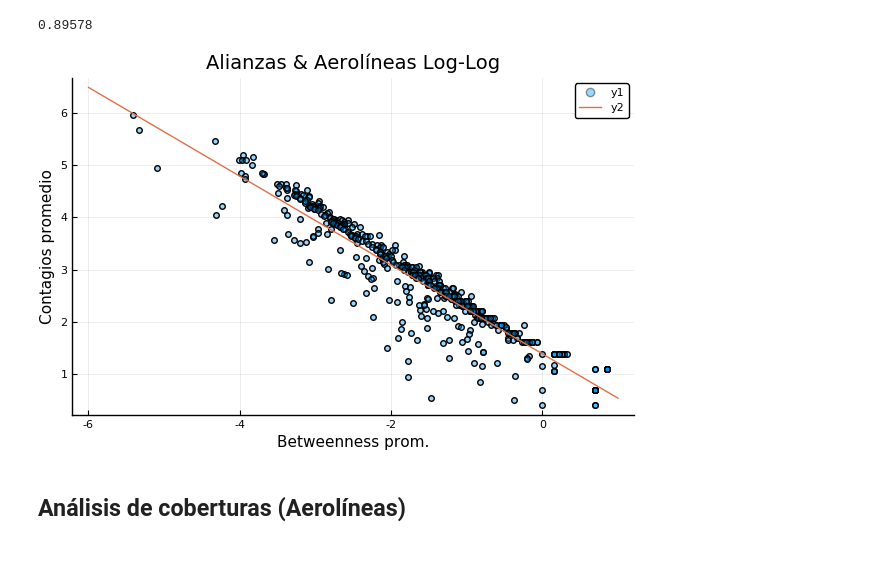
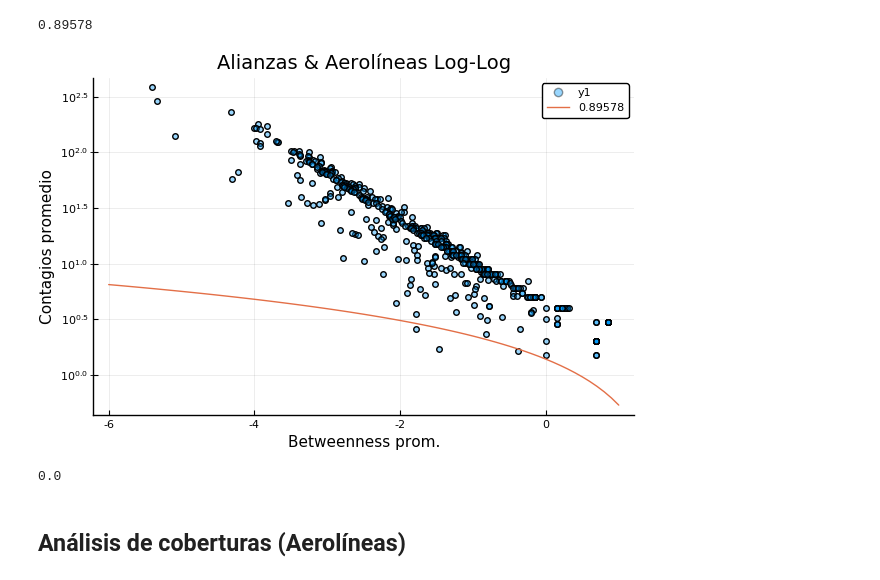
Before and after one commit to Yuriyama/Proyecto_aerolineas, a Jupyter notebook: Code/Analysis.ipynb, the cells around one changed output. Saved outputs shown, nothing was run; the diff lists cells and outputs as text; code cells hidden in the pictures.

Commit message:
Ajustes lineales de log-log para densidad y betweenness

```diff
--- a/Code/Analysis.ipynb
+++ b/Code/Analysis.ipynb
@@ -1117,0 +1298,10 @@ round.(r2(cov), digits=5)
+# %%
+xx = []
+yy = []
+
+for i in 1:length(x)
+    xx = push!(xx, log(x[i]))
+    yy = push!(yy, log(y[i]))
+end
+xx
+yy
@@ -1268,0 +1709,11 @@ plot!(equation, -5:0.01:0,
+# %%
+betweenness_datos = w[2:end]
+#@show betweenness_datos
+betweenness_nuevo = []
+for i in 1:length(betweenness_datos)
+    @show betweenness_datos[i]
+    bn = betweenness_datos[i] + 1.0e-25
+    @show bn
+    betweenness_nuevo = push!(betweenness_nuevo, bn)
+end
+betweenness_nuevo
@@ -1763,0 +2367,11 @@ scatter(x, y,
+# %%
+betweenness_datos = w[2:end]
+#@show betweenness_datos
+betweenness_nuevo = []
+for i in 1:length(betweenness_datos)
+    @show betweenness_datos[i]
+    bn = betweenness_datos[i] + 1.0e-25
+    @show bn
+    betweenness_nuevo = push!(betweenness_nuevo, bn)
+end
+betweenness_nuevo
@@ -1784,31 +2471,38 @@ round.(r2(cov), digits=5)
 # %%
 
 w = tabla_info_net[:, 6] #Nodos
 c = tabla_info_net[:, 8] #Coberturas
 
 x = Array{Float64}(undef, 0)
 y = Array{Float64}(undef, 0)
 for i in 3:length(lista_aerolineas)
     x = push!(x, log(w[i]))
-    y = push!(y, log(c[i]))
+    y = push!(y, c[i])
 end
 
 
 equation(x) = -0.850142*x + 1.38602 #
 
 scatter(x, y,
     #color = "#0f87bf",
     title = "Alianzas & Aerolíneas Log-Log",
     xlabel = "Betweenness prom.",
+    #xscale=(:log10),
     ylabel = "Contagios promedio",
+    yscale=(:log10),
     legend = true,
     #size = (500,500),
     #aspect_ratio= 1,
     alpha = 0.4)
 plot!(equation, -6:0.1:1,
-    legend = true)
+    legend = true,
+    label = "$r_2")
 # %% [output]
-[figure, old version]
+[figure, new version]
+# %%
+log10(1)
+# %% [output]
+0.0
 # %% [markdown]
 ## Análisis de coberturas (Aerolíneas)
 # %% [markdown]
```
Also changed, not shown: parts of 127 cells of this notebook, 2 other files.
